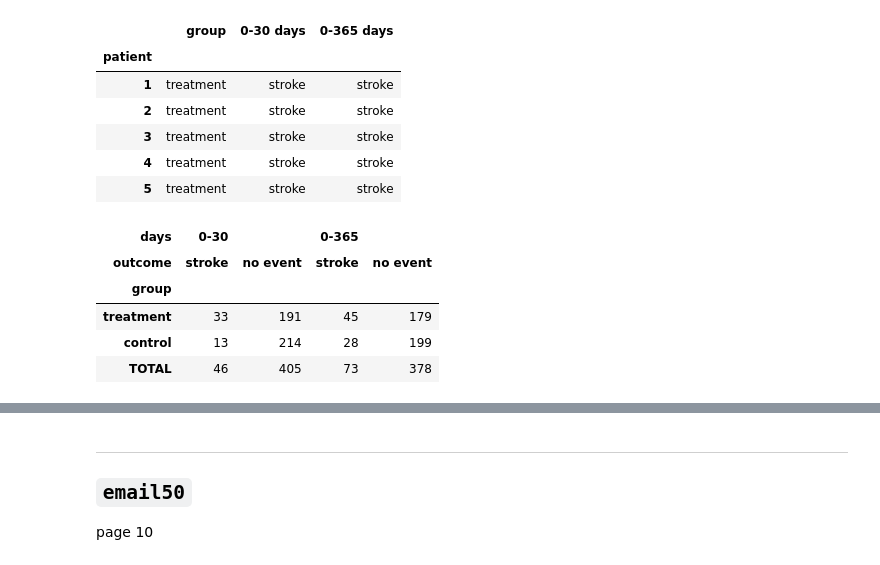
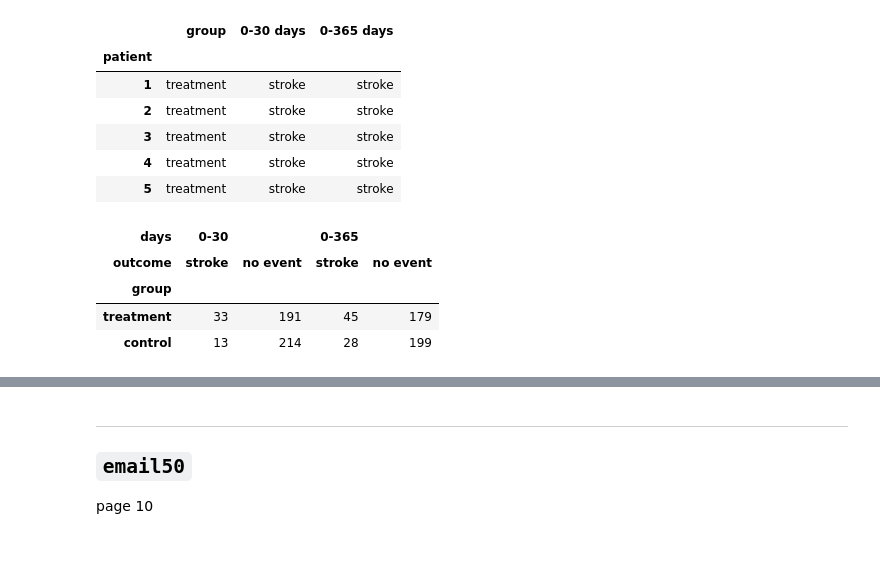
Before and after one commit to ukrainian-serge/open_intro_statistics, a Jupyter notebook: chap_1.ipynb, the cells around one changed output, grey strips where cells are left out. Saved outputs shown, nothing was run; the diff lists cells and outputs as text; code cells hidden in the pictures.

```diff
--- a/chap_1.ipynb
+++ b/chap_1.ipynb
@@ -40,28 +42,27 @@ one_one.head()
 # %%
 time_points = {
     '0-30':(p_30
             .pivot_table(index='group',
             columns=['0-30 days'],
             aggfunc=len)[::-1].T[::-1]),
 
     '0-365':(p_365
             .pivot_table(index='group',
             columns=['0-365 days'],
             aggfunc=len)[::-1].T[::-1])
 
 } ## [::-1].T[::-1] to sort the table
 
 one_two = pd.concat(
     time_points,
     names=['days', 'outcome'],
     ).T
 
-one_two['TOTAL'] = one_two.sum(axis=1)
-one_two.T
+# one_two['TOTAL'] = one_two.sum(axis=1)
+one_two
 # %% [output]
 | days | 0-30 |  | 0-365 |  |
 | outcome | stroke | no event | stroke | no event |
 | group |  |  |  |  |
 | treatment | 33 | 191 | 45 | 179 |
 | control | 13 | 214 | 28 | 199 |
-| TOTAL | 46 | 405 | 73 | 378 |
```
Also changed, not shown: parts of 4 cells of this notebook, 1 other file.
